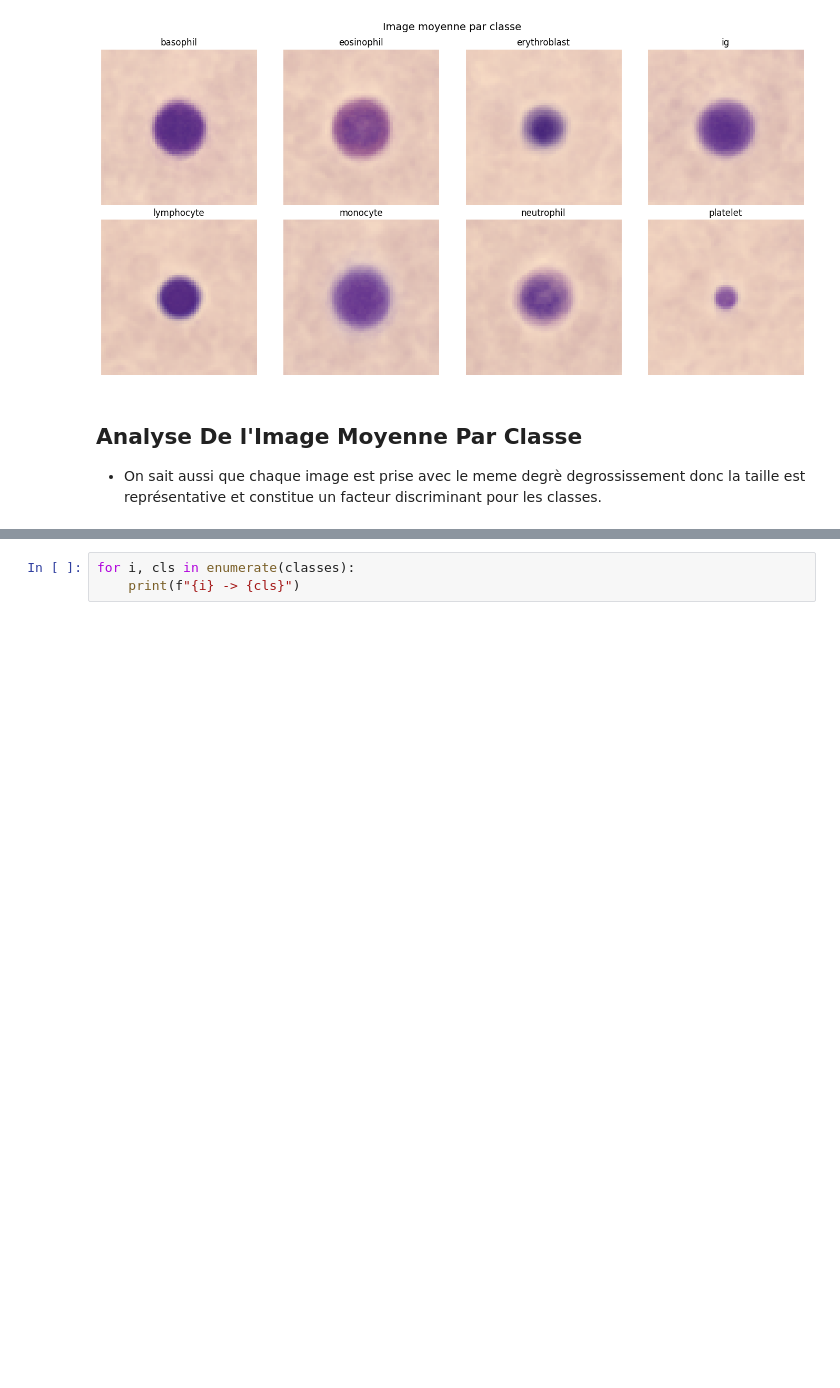
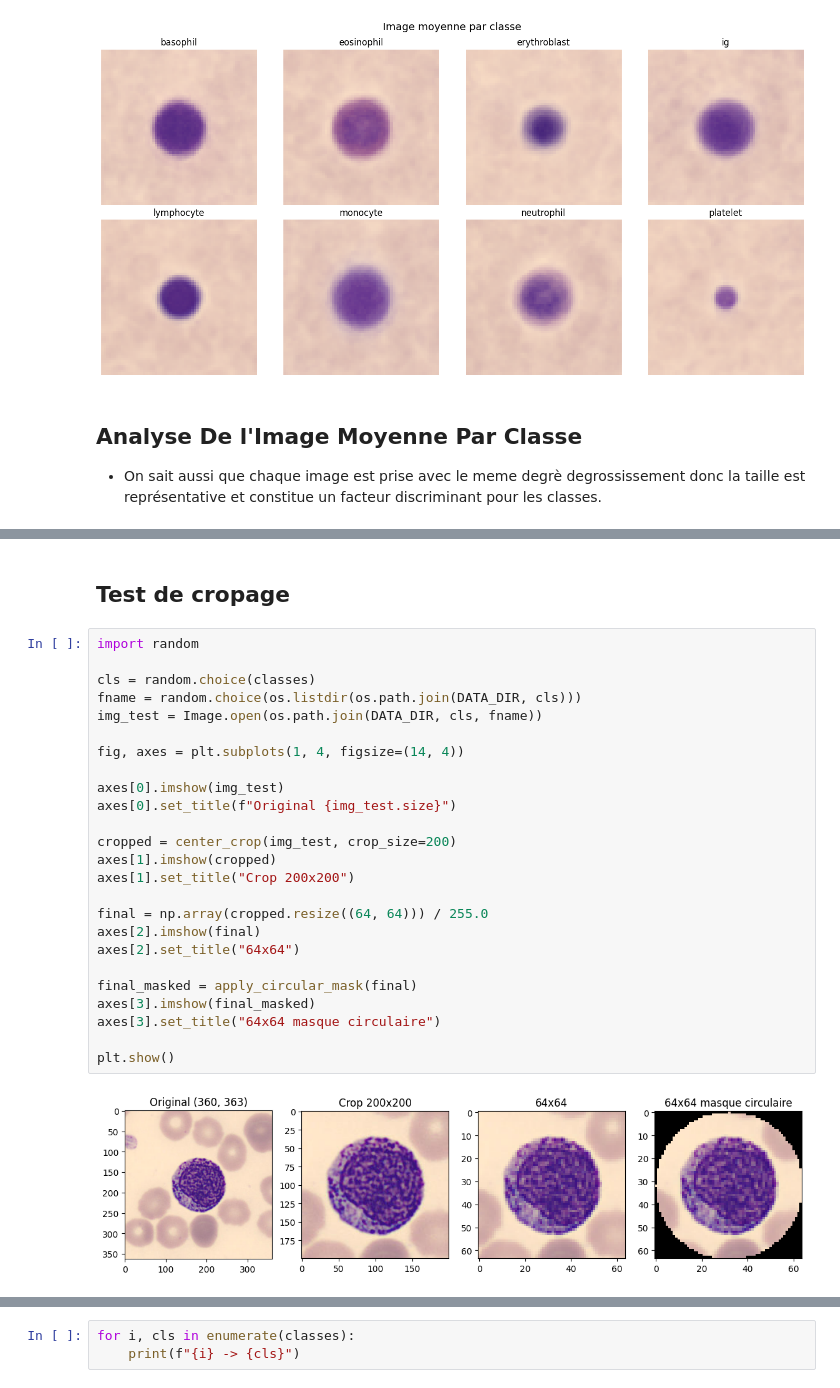
Before and after one commit to divisio74/Cvrie-supervised-and-unsupervised-study, a Jupyter notebook: medical_mnist.ipynb, the cells around one changed output, grey strips where cells are left out. Drawn from its saved outputs; the diff is of its cells as text; blank space fills up the shorter version.

```diff
--- a/medical_mnist.ipynb
+++ b/medical_mnist.ipynb
@@ -184,3 +231,32 @@ plt.show()
+# %% [markdown]
+## Test de cropage
+# %%
+import random
+
+cls = random.choice(classes)
+fname = random.choice(os.listdir(os.path.join(DATA_DIR, cls)))
+img_test = Image.open(os.path.join(DATA_DIR, cls, fname))
+
+fig, axes = plt.subplots(1, 4, figsize=(14, 4))
+
+axes[0].imshow(img_test)
+axes[0].set_title(f"Original {img_test.size}")
+
+cropped = center_crop(img_test, crop_size=200)
+axes[1].imshow(cropped)
+axes[1].set_title("Crop 200x200")
+
+final = np.array(cropped.resize((64, 64))) / 255.0
+axes[2].imshow(final)
+axes[2].set_title("64x64")
+
+final_masked = apply_circular_mask(final)
+axes[3].imshow(final_masked)
+axes[3].set_title("64x64 masque circulaire")
+
+plt.show()
+# %% [output]
+[figure, added]
 # %%
 X = []
 Y = []
```
Also changed, not shown: parts of 55 cells of this notebook.
